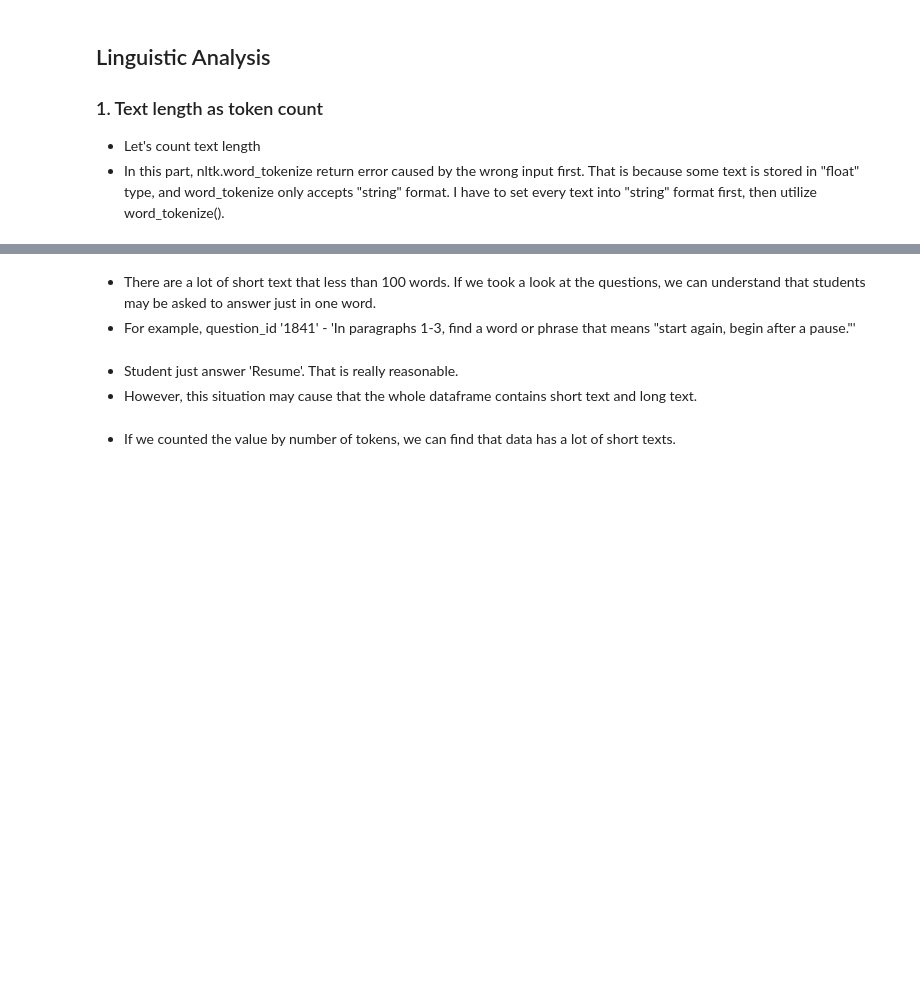
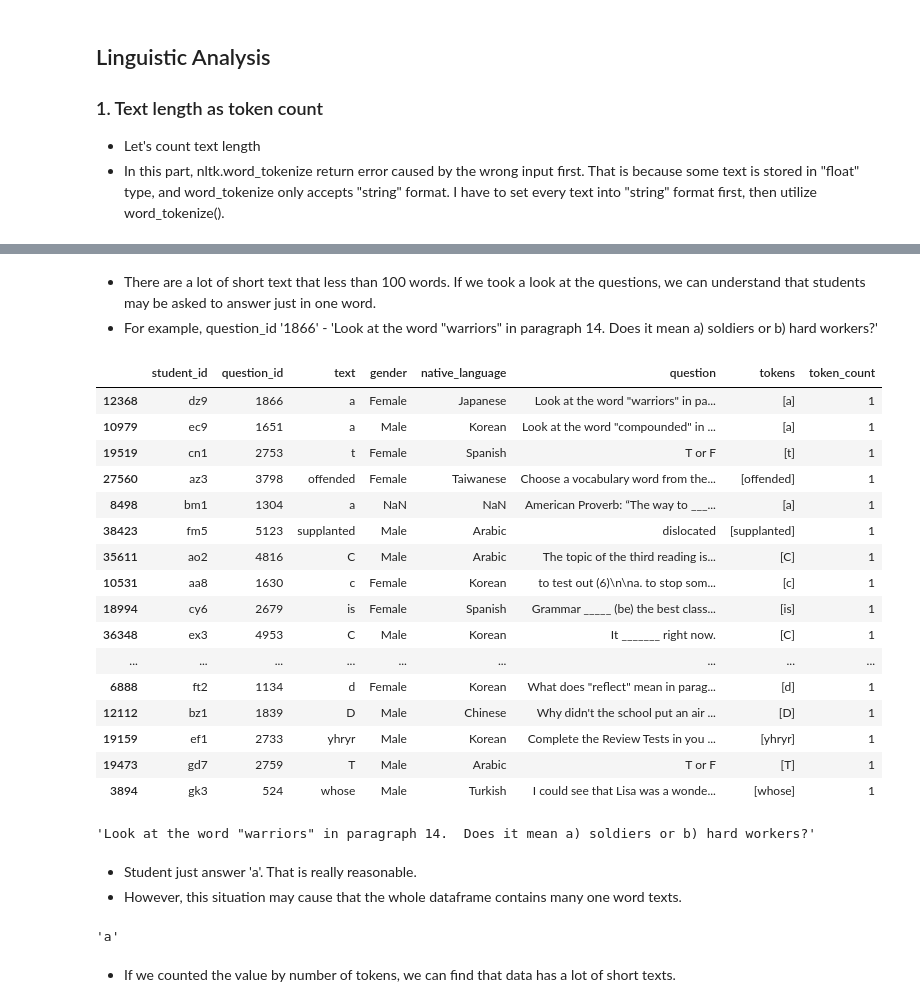
Before and after one commit to Data-Science-for-Linguists-2019/Spell-Checker, a Jupyter notebook: ELI_data_frame.ipynb, the cells around one changed output, grey strips where cells are left out. Saved outputs shown, nothing was run; the diff lists cells and outputs as text; code cells hidden in the pictures; blank space fills up the shorter version.

```diff
--- a/ELI_data_frame.ipynb
+++ b/ELI_data_frame.ipynb
@@ -189,3 +187,5 @@ This tree has a very rigid trunk, I can not cut by saw.
+# %%
+df_eli_short = df_eli_short.drop(df_eli_short.index[[112,117,251,352,354,392,424,441]])
 # %% [markdown]
 - It looks like the dataframe is good
 # %%
@@ -201,11 +209,11 @@ df_eli_short.head()
 - Let's count text length
 - In this part, nltk.word_tokenize return error caused by the wrong input first. That is because some text is stored in "float" type, and word_tokenize only accepts "string" format. I have to set every text into "string" format first, then utilize word_tokenize().
 # %%
-def getTokens2(txt):
+def getTokens(txt):
     txt = str(txt)
     x = nltk.word_tokenize(txt)
     return x
 # %%
-df_eli_short['tokens'] = df_eli_short.text.map(getTokens2)
+df_eli_short['tokens'] = df_eli_short.text.map(getTokens)
 # %%
 df_eli_short.head()
@@ -215,13 +237,37 @@ df_eli_short.head()
 # %% [markdown]
 - There are a lot of short text that less than 100 words. If we took a look at the questions, we can understand that students may be asked to answer just in one word.
-- For example, question_id '1841' - 'In paragraphs 1-3, find a word or phrase that means "start again, begin after a pause."'
+- For example, question_id '1866' - 'Look at the word "warriors" in paragraph 14.  Does it mean a) soldiers or b) hard workers?'
+# %%
+df_eli_short[df_eli_short.token_count == 1]
+# %% [output]
+|  | student_id | question_id | text | gender | native_language | question | tokens | token_count |
+| 12368 | dz9 | 1866 | a | Female | Japanese | Look at the word "warriors" in pa... | [a] | 1 |
+| 10979 | ec9 | 1651 | a | Male | Korean | Look at the word "compounded" in ... | [a] | 1 |
+| 19519 | cn1 | 2753 | t | Female | Spanish | T or F | [t] | 1 |
+| 27560 | az3 | 3798 | offended | Female | Taiwanese | Choose a vocabulary word from the... | [offended] | 1 |
+| 8498 | bm1 | 1304 | a | NaN | NaN | American Proverb: “The way to ___... | [a] | 1 |
+| 38423 | fm5 | 5123 | supplanted | Male | Arabic | dislocated | [supplanted] | 1 |
+| 35611 | ao2 | 4816 | C | Male | Arabic | The topic of the third reading is... | [C] | 1 |
+| 10531 | aa8 | 1630 | c | Female | Korean | to test out (6)\n\na. to stop som... | [c] | 1 |
+| 18994 | cy6 | 2679 | is | Female | Spanish | Grammar _____ (be) the best class... | [is] | 1 |
+| 36348 | ex3 | 4953 | C | Male | Korean | It _______ right now. | [C] | 1 |
+| ... | ... | ... | ... | ... | ... | ... | ... | ... |
+| 6888 | ft2 | 1134 | d | Female | Korean | What does "reflect" mean in parag... | [d] | 1 |
+| 12112 | bz1 | 1839 | D | Male | Chinese | Why didn't the school put an air ... | [D] | 1 |
+| 19159 | ef1 | 2733 | yhryr | Male | Korean | Complete the Review Tests in you ... | [yhryr] | 1 |
+| 19473 | gd7 | 2759 | T | Male | Arabic | T or F | [T] | 1 |
+| 3894 | gk3 | 524 | whose | Male | Turkish | I could see that Lisa was a wonde... | [whose] | 1 |
 # %%
-df_eli_short.iloc[0,5]
+df_eli_short[df_eli_short.token_count == 1].iloc[0,5]
+# %% [output]
+'Look at the word "warriors" in paragraph 14.  Does it mean a) soldiers or b) hard workers?'
 # %% [markdown]
-- Student just answer 'Resume'. That is really reasonable.
-- However, this situation may cause that the whole dataframe contains short text and long text.
+- Student just answer 'a'. That is really reasonable.
+- However, this situation may cause that the whole dataframe contains many one word texts.
 # %%
-df_eli_short.iloc[0,2]
+df_eli_short[df_eli_short.token_count == 1].iloc[0,2]
+# %% [output]
+'a'
 # %% [markdown]
 - If we counted the value by number of tokens, we can find that data has a lot of short texts.
 # %%
```
Also changed, not shown: parts of 15 cells of this notebook, 1 other file.
